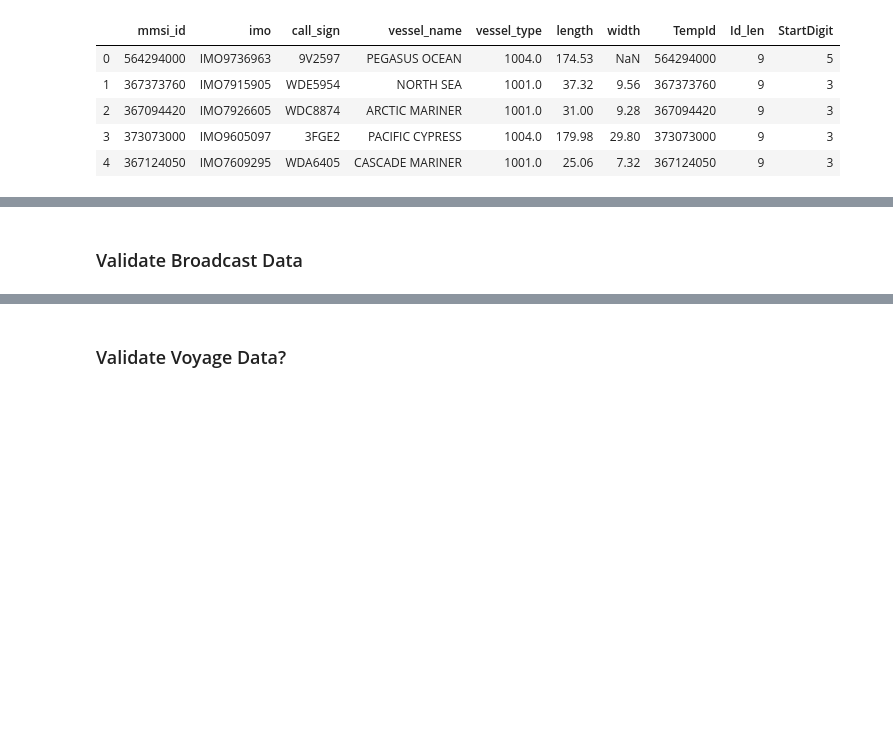
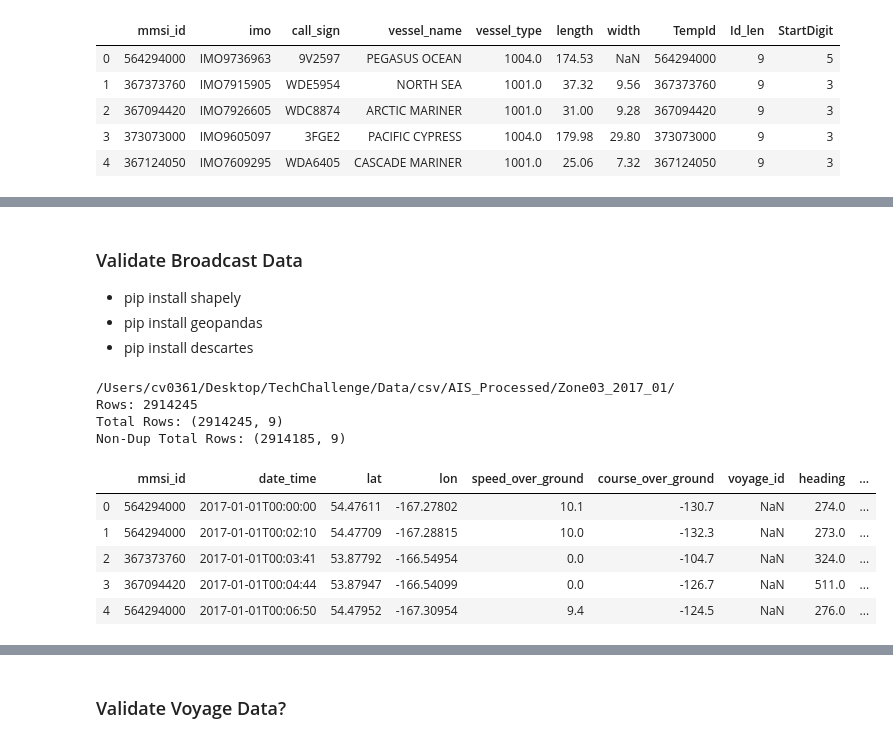
Before and after one commit to att-vault/vault, a Jupyter notebook: Notebook/AIS_Validation.ipynb, the cells around one changed output, grey strips where cells are left out. Saved outputs shown, nothing was run; the diff lists cells and outputs as text; code cells hidden in the pictures; blank space fills up the shorter version.

Commit message:
Working on validating Broadcasts

```diff
--- a/Notebook/AIS_Validation.ipynb
+++ b/Notebook/AIS_Validation.ipynb
@@ -165,2 +145,5 @@ Vessel.shape
 # %% [markdown]
 ### Validate Broadcast Data
+* pip install shapely
+* pip install geopandas
+* pip install descartes
@@ -168,0 +154,41 @@ Vessel.shape
+# %%
+# Combining all Vessels Data
+df_list = list()
+
+for folder in glob(WorkingFolder + "*/"):
+
+    #******** Temp hack
+    folder = "/Users/cv0361/Desktop/TechChallenge/Data/csv/AIS_Processed/Zone03_2017_01/"
+    #************
+
+    print(folder)
+    df = pd.read_csv(folder + "Broadcast.csv", sep=",")
+
+    print("Rows:", len(df))
+
+    df_list.append(df)
+
+    break
+
+Broadcast = pd.concat(df_list, ignore_index=True)
+print("Total Rows:", Broadcast.shape)
+
+# Remove duplicate vessel records after combining all the zones/years
+Broadcast.drop_duplicates(inplace=True)
+
+print("Non-Dup Total Rows:", Broadcast.shape)
+# Vessel.reset_index(inplace=True)
+# %% [output]
+/Users/cv0361/Desktop/TechChallenge/Data/csv/AIS_Processed/Zone03_2017_01/
+Rows: 2914245
+Total Rows: (2914245, 9)
+Non-Dup Total Rows: (2914185, 9)
+# %%
+Broadcast.head()
+# %% [output]
+|  | mmsi_id | date_time | lat | lon | speed_over_ground | course_over_ground | voyage_id | heading | ... |
+| 0 | 564294000 | 2017-01-01T00:00:00 | 54.47611 | -167.27802 | 10.1 | -130.7 | NaN | 274.0 | ... |
+| 1 | 564294000 | 2017-01-01T00:02:10 | 54.47709 | -167.28815 | 10.0 | -132.3 | NaN | 273.0 | ... |
+| 2 | 367373760 | 2017-01-01T00:03:41 | 53.87792 | -166.54954 | 0.0 | -104.7 | NaN | 324.0 | ... |
+| 3 | 367094420 | 2017-01-01T00:04:44 | 53.87947 | -166.54099 | 0.0 | -126.7 | NaN | 511.0 | ... |
+| 4 | 564294000 | 2017-01-01T00:06:50 | 54.47952 | -167.30954 | 9.4 | -124.5 | NaN | 276.0 | ... |
```
Also changed, not shown: parts of 11 cells of this notebook.
